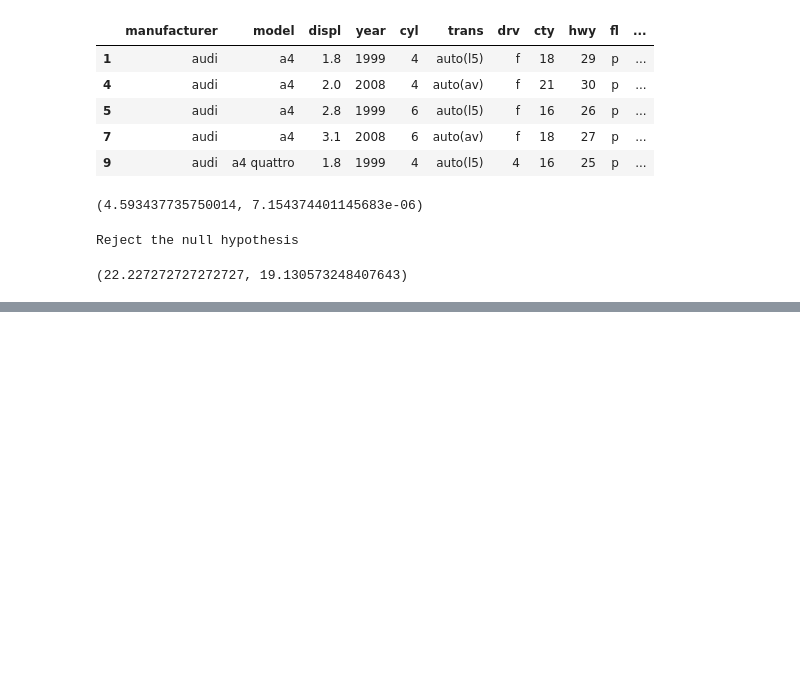
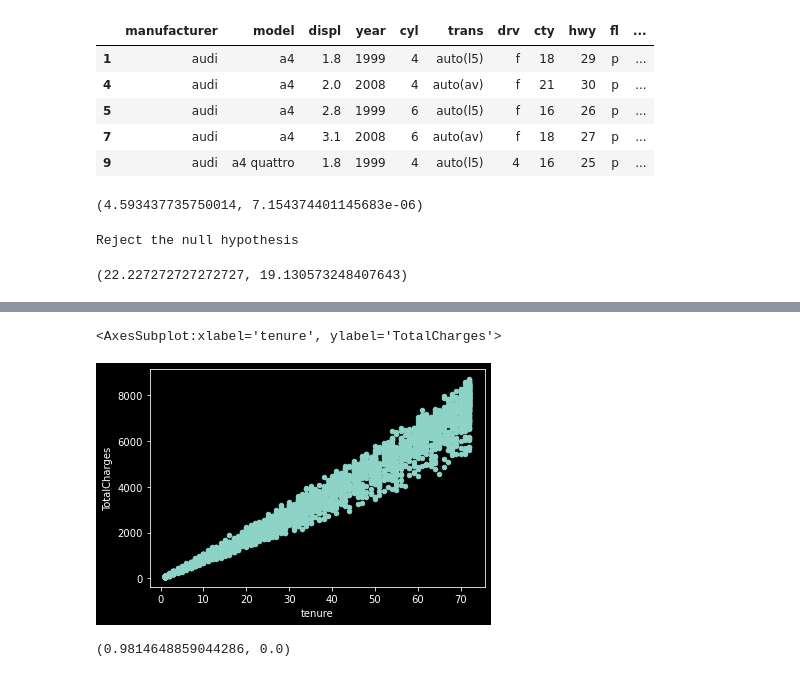
Before and after one commit to Ken-Alviola/statistics-exercises, a Jupyter notebook: hypothesis_testing.ipynb, the cells around one changed output, grey strips where cells are left out. Drawn from its saved outputs; the diff is of its cells as text; code cells hidden in the pictures; blank space fills up the shorter version.

```diff
--- a/hypothesis_testing.ipynb
+++ b/hypothesis_testing.ipynb
@@ -209,0 +274,3 @@ manual.average_mpg.mean(),auto.average_mpg.mean()
+# %%
+Fiber = non_na_telco[non_na_telco.InternetService == 'Fiber optic']
+Fiber.head()
@@ -209,0 +311,10 @@ manual.average_mpg.mean(),auto.average_mpg.mean()
+# %%
+Fiber.plot.scatter('tenure','TotalCharges')
+# %% [output]
+<AxesSubplot:xlabel='tenure', ylabel='TotalCharges'>
+[figure, added]
+# %%
+r, p = stats.pearsonr(no_internet.tenure, no_internet.TotalCharges)
+r, p
+# %% [output]
+(0.9814648859044286, 0.0)
```
Also changed, not shown: parts of 29 cells of this notebook, 2 other files.
